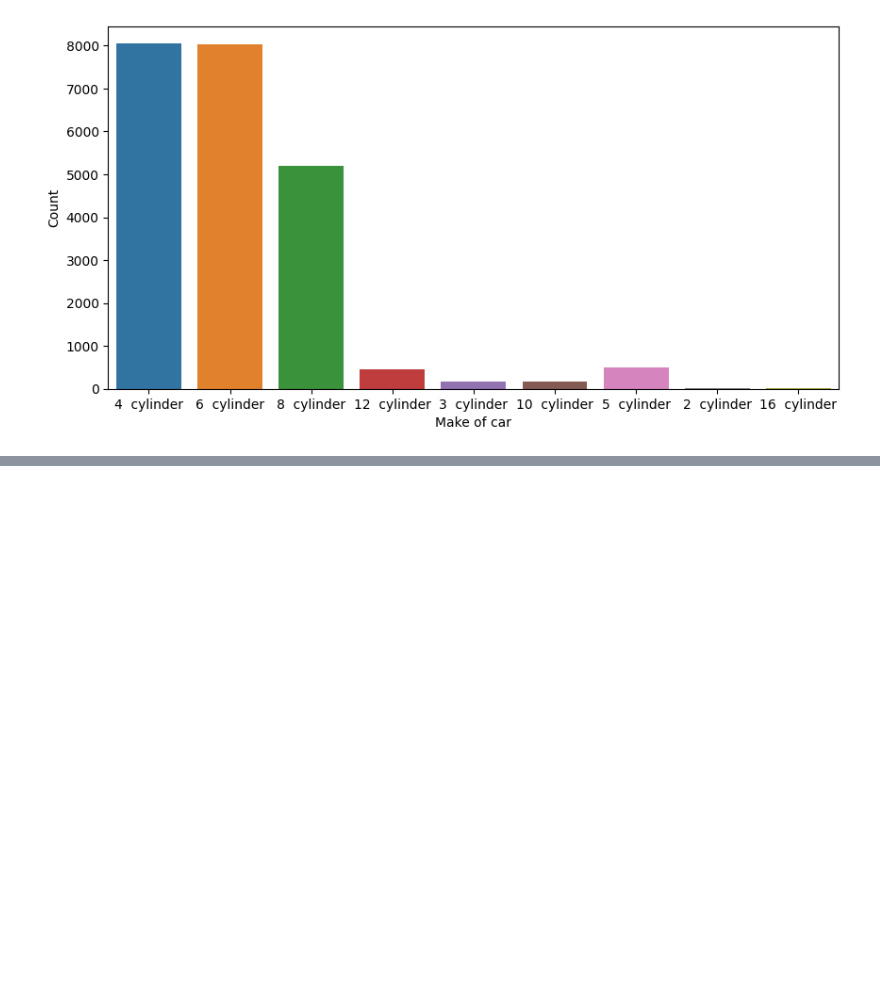
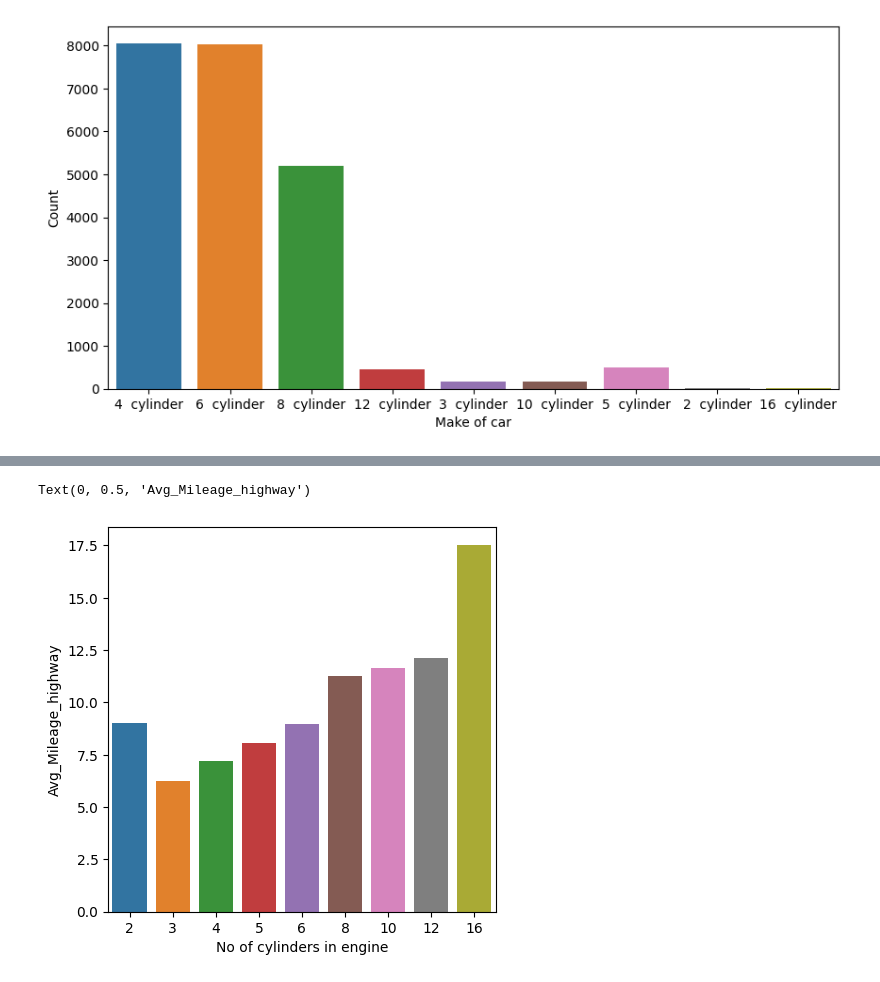
Before and after one commit to pup98/Data-Storytelling-SQL-, a Jupyter notebook: sql_analysis.ipynb, the cells around one changed output, grey strips where cells are left out. Cells and saved outputs as stored; diff of their text form; code cells hidden in the pictures; blank space fills up the shorter version.

```diff
--- a/sql_analysis.ipynb
+++ b/sql_analysis.ipynb
@@ -246,0 +270,9 @@ Text(0, 0.5, 'Count')
+# %%
+unique_mileage = %sql select Cylinders, avg(mileage_highway) as Avg_Mileage_highway \
+                    from consumption \
+                    group by cylinders \
+                    order by Avg_Mileage_highway desc ;
+
+
+df = unique_mileage.DataFrame()
+df
@@ -246,0 +292,10 @@ Text(0, 0.5, 'Count')
+# %%
+plt.figure(figsize=(5,5))
+plot = sns.barplot(x=df['Cylinders'],y=df['Avg_Mileage_highway'], data=df)
+plot.set_xlabel("No of cylinders in engine")
+plot.set_ylabel("Avg_Mileage_highway")
+
+# Means  ... there is linear realationship between mileage and cylinders
+# %% [output]
+Text(0, 0.5, 'Avg_Mileage_highway')
+[figure, added]
```
Also changed, not shown: parts of 30 cells of this notebook.
